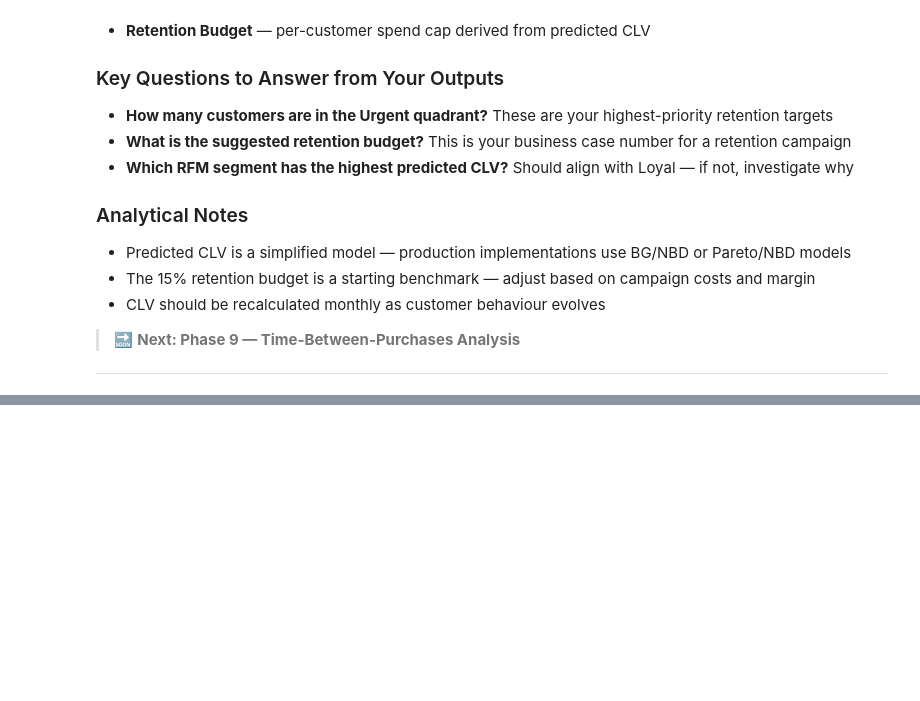
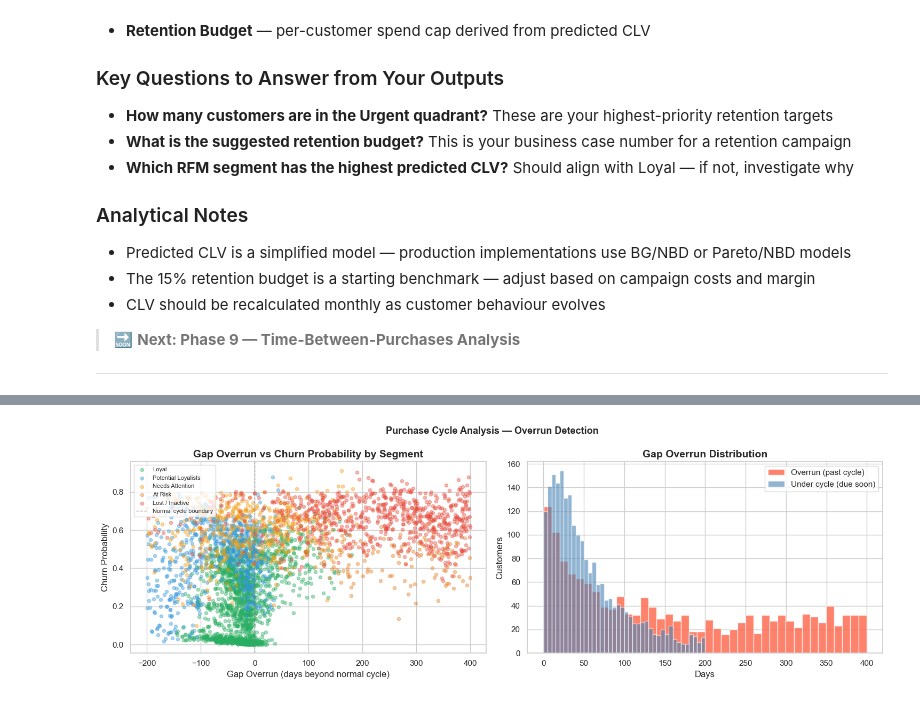
Before and after one commit to asimjamal/Customer-Intelligence-Report, a Jupyter notebook: customer_analytics_eda.ipynb, the cells around one changed output, grey strips where cells are left out. Drawn from its saved outputs; the diff is of its cells as text; code cells hidden in the pictures; blank space fills up the shorter version.

Commit message:
Added Phase 9

```diff
--- a/customer_analytics_eda.ipynb
+++ b/customer_analytics_eda.ipynb
@@ -2444,0 +2773,48 @@ Customer ID  HistoricalCLV  PredictedCLV  ChurnProbability  RetentionBudget
+# %%
+# ── 9.6  Plot: Gap Overrun vs Churn Probability ──────────────────────────────
+#
+# X axis = gap overrun in days (how far past their normal cycle they are)
+# Y axis = churn probability from our Phase 7 model
+# Expectation: positive correlation — bigger overrun = higher churn probability
+#
+# Customers in top-right = most urgent (high overrun + high churn probability)
+
+plot_overrun = overrun_df[
+    (overrun_df["GapOverrun"] >= -200) &
+    (overrun_df["GapOverrun"] <= 400)
+].copy()
+
+fig, axes = plt.subplots(1, 2, figsize=(15, 5))
+
+# Scatter: overrun vs churn probability coloured by segment
+for seg, color in seg_colors.items():
+    subset = plot_overrun[plot_overrun["Segment"] == seg]
+    if len(subset) > 0:
+        axes[0].scatter(subset["GapOverrun"], subset["ChurnProbability"],
+                       color=color, alpha=0.4, s=20, label=seg)
+
+axes[0].axvline(0, color="grey", linestyle="--", linewidth=1, alpha=0.7,
+               label="Normal cycle boundary")
+axes[0].set_xlabel("Gap Overrun (days beyond normal cycle)")
+axes[0].set_ylabel("Churn Probability")
+axes[0].set_title("Gap Overrun vs Churn Probability by Segment")
+axes[0].legend(fontsize=8, loc="upper left")
+
+# Histogram of overrun days
+axes[1].hist(plot_overrun[plot_overrun["GapOverrun"] > 0]["GapOverrun"],
+             bins=40, color="tomato", edgecolor="white", alpha=0.8,
+             label="Overrun (past cycle)")
+axes[1].hist(plot_overrun[plot_overrun["GapOverrun"] <= 0]["GapOverrun"].abs(),
+             bins=40, color="steelblue", edgecolor="white", alpha=0.6,
+             label="Under cycle (due soon)")
+axes[1].set_xlabel("Days")
+axes[1].set_ylabel("Customers")
+axes[1].set_title("Gap Overrun Distribution")
+axes[1].legend()
+
+plt.suptitle("Purchase Cycle Analysis — Overrun Detection",
+             fontsize=13, fontweight="bold")
+plt.tight_layout()
+plt.show()
+# %% [output]
+[figure, added]
```
Also changed, not shown: parts of 8 cells of this notebook.
